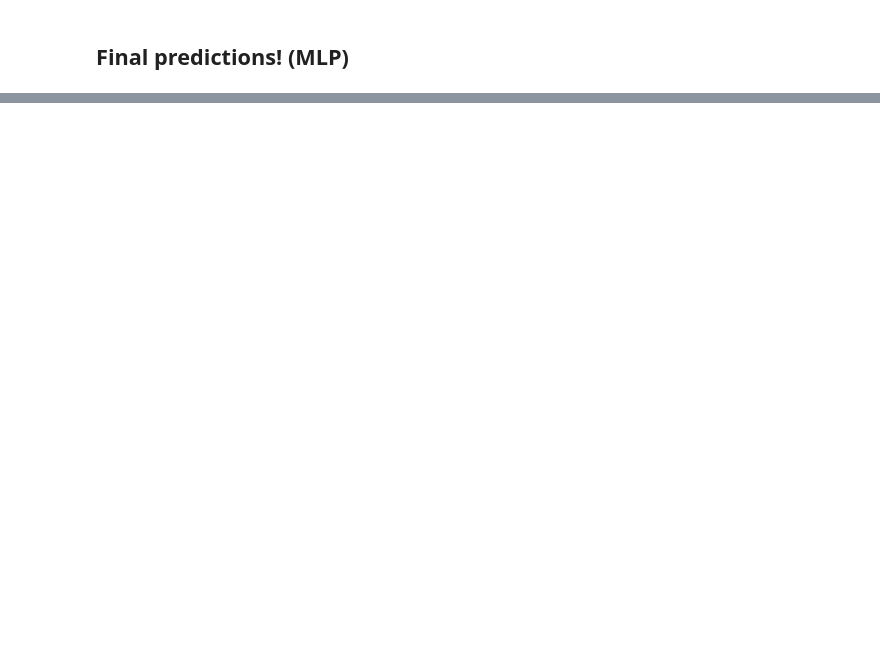
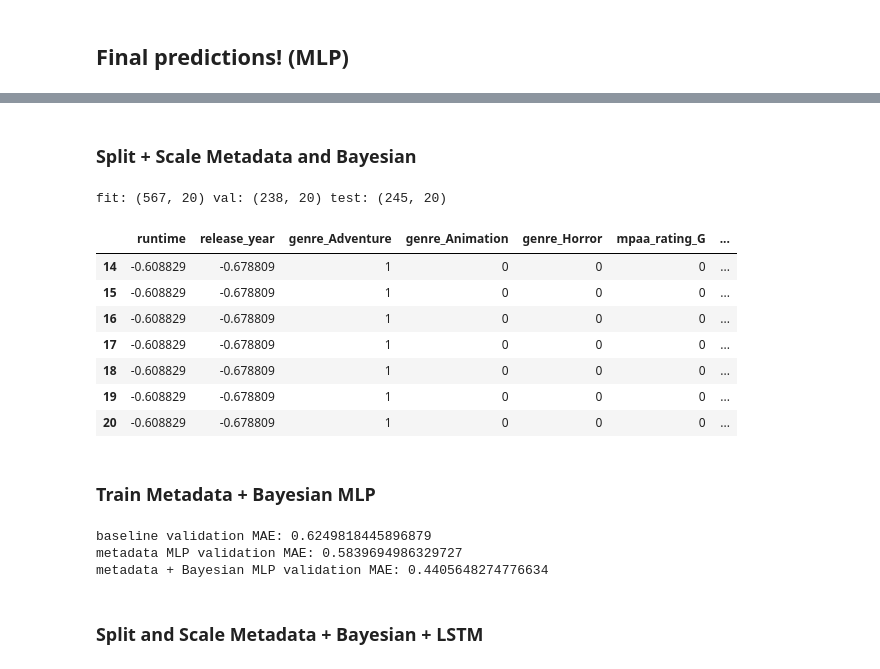
Before and after one commit to angml/ML2_Project, a Jupyter notebook: project_file_bayesian.ipynb, the cells around one changed output, grey strips where cells are left out. Drawn from its saved outputs; the diff is of its cells as text; code cells hidden in the pictures; blank space fills up the shorter version.

```diff
--- a/project_file_bayesian.ipynb
+++ b/project_file_bayesian.ipynb
@@ -800,0 +935,67 @@ mlp_base.head()
+# %% [markdown]
+### Split + Scale Metadata and Bayesian
+# %%
+# make separate yes/no column for each k value
+k_dummies = pd.get_dummies(mlp_data["k"], prefix="k", dtype=int)
+
+# columns from the Bayesian model
+bayes_cols = ["posterior_mean", "posterior_std"]
+
+X_bayes = pd.concat([mlp_data[metadata_cols], k_dummies, mlp_data[bayes_cols]], axis=1)
+
+# keep only the training movies' rows
+X_bayes_fit = X_bayes.loc[mlp_fit_rows].copy()
+
+# keep only the validation movies' rows
+X_bayes_val = X_bayes.loc[mlp_val_rows].copy()
+
+# keep only the test movies' rows
+X_bayes_test = X_bayes.loc[mlp_test_rows].copy()
+
+bayes_numeric_cols = ["runtime", "release_year", "posterior_mean", "posterior_std"]
+bayes_scaler = StandardScaler()
+
+# scale the training columns
+X_bayes_fit[bayes_numeric_cols] = bayes_scaler.fit_transform(X_bayes_fit[bayes_numeric_cols])
+
+# scale validation and test
+X_bayes_val[bayes_numeric_cols] = bayes_scaler.transform(X_bayes_val[bayes_numeric_cols])
+X_bayes_test[bayes_numeric_cols] = bayes_scaler.transform(X_bayes_test[bayes_numeric_cols])
+
+print("fit:", X_bayes_fit.shape, "val:", X_bayes_val.shape, "test:", X_bayes_test.shape)
+X_bayes_fit.head(7)
+# %% [output]
+fit: (567, 20) val: (238, 20) test: (245, 20)
+|  | runtime | release_year | genre_Adventure | genre_Animation | genre_Horror | mpaa_rating_G | ... |
+| 14 | -0.608829 | -0.678809 | 1 | 0 | 0 | 0 | ... |
+| 15 | -0.608829 | -0.678809 | 1 | 0 | 0 | 0 | ... |
+| 16 | -0.608829 | -0.678809 | 1 | 0 | 0 | 0 | ... |
+| 17 | -0.608829 | -0.678809 | 1 | 0 | 0 | 0 | ... |
+| 18 | -0.608829 | -0.678809 | 1 | 0 | 0 | 0 | ... |
+| 19 | -0.608829 | -0.678809 | 1 | 0 | 0 | 0 | ... |
+| 20 | -0.608829 | -0.678809 | 1 | 0 | 0 | 0 | ... |
+# %% [markdown]
+### Train Metadata + Bayesian MLP
+# %%
+# build and train the MLP on metadata + Bayesian features
+mlp_bayes = MLPRegressor(
+    hidden_layer_sizes=(8,),
+    activation="relu",
+    learning_rate_init=0.001,
+    max_iter=500,
+    random_state=42,
+).fit(X_bayes_fit, y_fit)
+
+# predict ratings for the validation movies
+y_bayes_val_pred = mlp_bayes.predict(X_bayes_val)
+
+# compare average errors
+print("baseline validation MAE:", mean_absolute_error(y_val, baseline_val_pred))
+print("metadata MLP validation MAE:", mean_absolute_error(y_val, y_meta_val_pred))
+print("metadata + Bayesian MLP validation MAE:", mean_absolute_error(y_val, y_bayes_val_pred))
+# %% [output]
+baseline validation MAE: 0.6249818445896879
+metadata MLP validation MAE: 0.5839694986329727
+metadata + Bayesian MLP validation MAE: 0.4405648274776634
+# %% [markdown]
+### Split and Scale Metadata + Bayesian + LSTM
```
Also changed, not shown: parts of 20 cells of this notebook.
